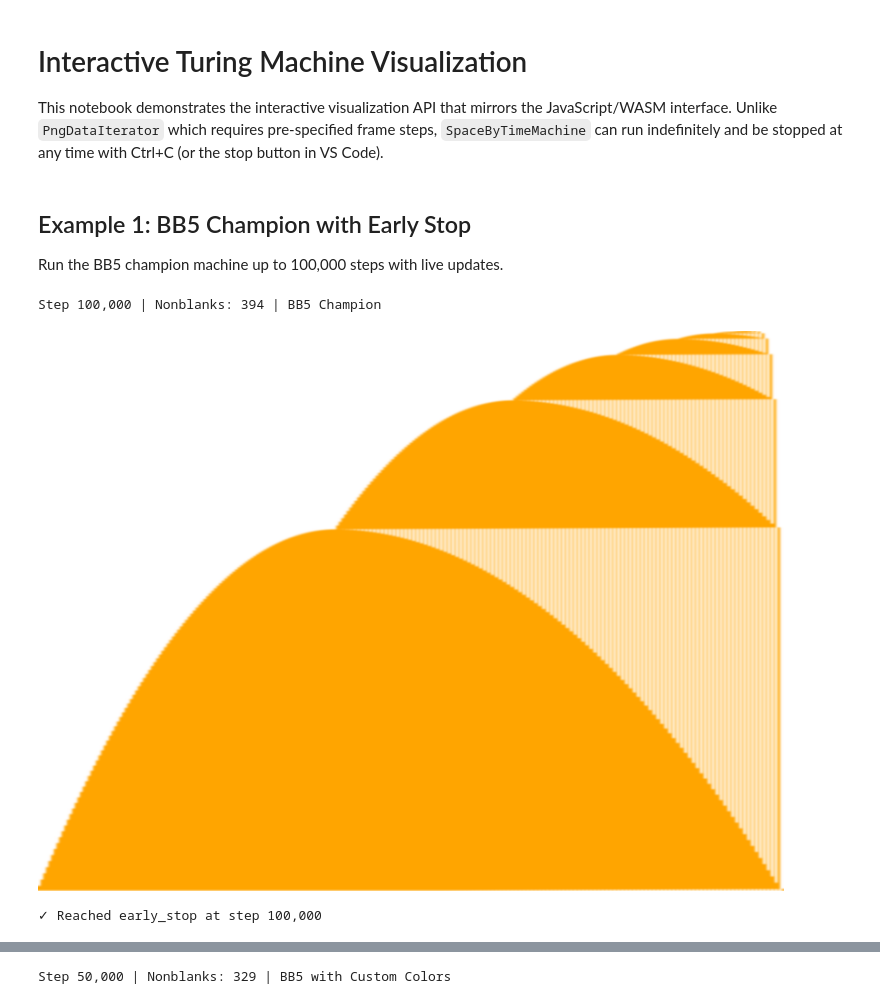
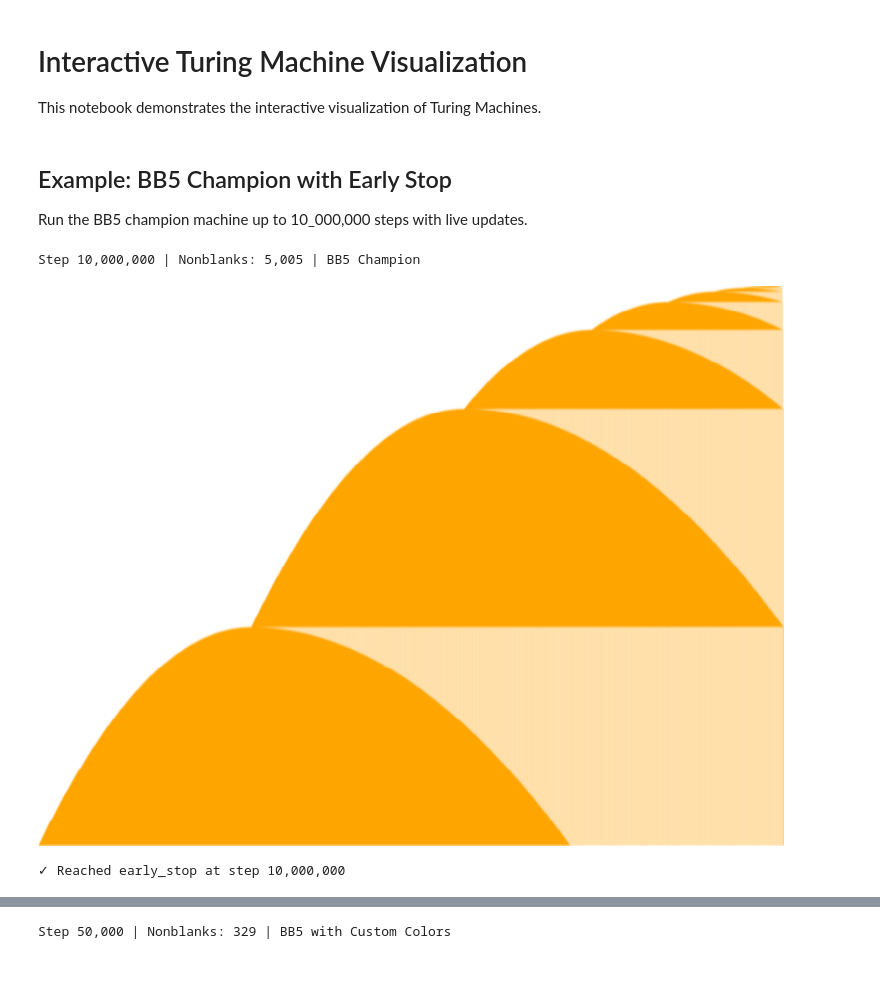
Before and after one commit to CarlKCarlK/busy_beaver_blaze, a Jupyter notebook: notebooks/interactive_visualization.ipynb, the cells around one changed output, grey strips where cells are left out. Drawn from its saved outputs; the diff is of its cells as text; code cells hidden in the pictures; blank space fills up the shorter version.

```diff
--- a/notebooks/interactive_visualization.ipynb
+++ b/notebooks/interactive_visualization.ipynb
@@ -1,7 +1,5 @@
 # %% [markdown]
 # Interactive Turing Machine Visualization
 
-This notebook demonstrates the interactive visualization API that mirrors the JavaScript/WASM interface.
-Unlike `PngDataIterator` which requires pre-specified frame steps, `SpaceByTimeMachine` can run indefinitely
-and be stopped at any time with Ctrl+C (or the stop button in VS Code).
+This notebook demonstrates the interactive visualization of Turing Machines.
 # %%
@@ -10,25 +7,20 @@ from busy_beaver_blaze.interactive import visualize_live
 # %% [markdown]
-## Example 1: BB5 Champion with Early Stop
+## Example: BB5 Champion with Early Stop
 
-Run the BB5 champion machine up to 100,000 steps with live updates.
+Run the BB5 champion machine up to 10_000,000 steps with live updates.
 # %%
-# Create machine (now defaults to 320x180 and colorful palette)
-machine = SpaceByTimeMachine(
-    program=BB5_CHAMP,
-    resolution=(800, 600),  # Override default (320, 180) for better visibility
-    binning=True,
-    skip=0
+# Create visualizer (defaults to 800x600 and colorful palette)
+machine = Visualizer(
+    program=BB5_CHAMP
 )
 
 # Visualize with early stop
-visualize_live(
-    machine,
-    run_for_secs=0.05,      # Step for 50ms before each render
-    early_stop=100_000,      # Stop at 100k steps
+machine.run_live(
+    early_stop=10_000_000,
     caption="BB5 Champion"
 )
 # %% [output]
-Step 100,000 | Nonblanks: 394 | BB5 Champion
+Step 10,000,000 | Nonblanks: 5,005 | BB5 Champion
-[figure, old version]
+[figure, new version]
-✓ Reached early_stop at step 100,000
+✓ Reached early_stop at step 10,000,000
 # %% [markdown]
```
Also changed, not shown: parts of 13 cells of this notebook, 6 other files.
